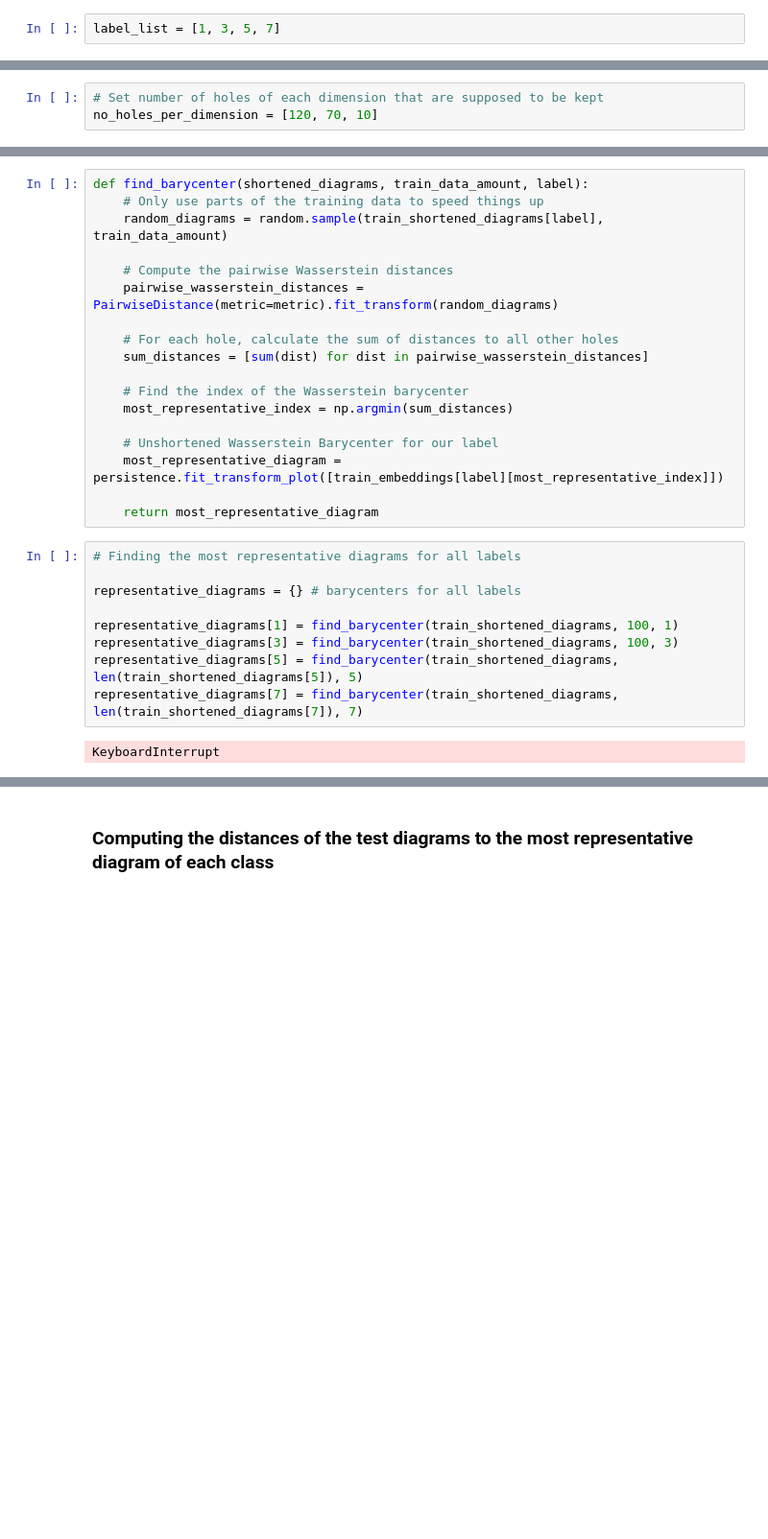
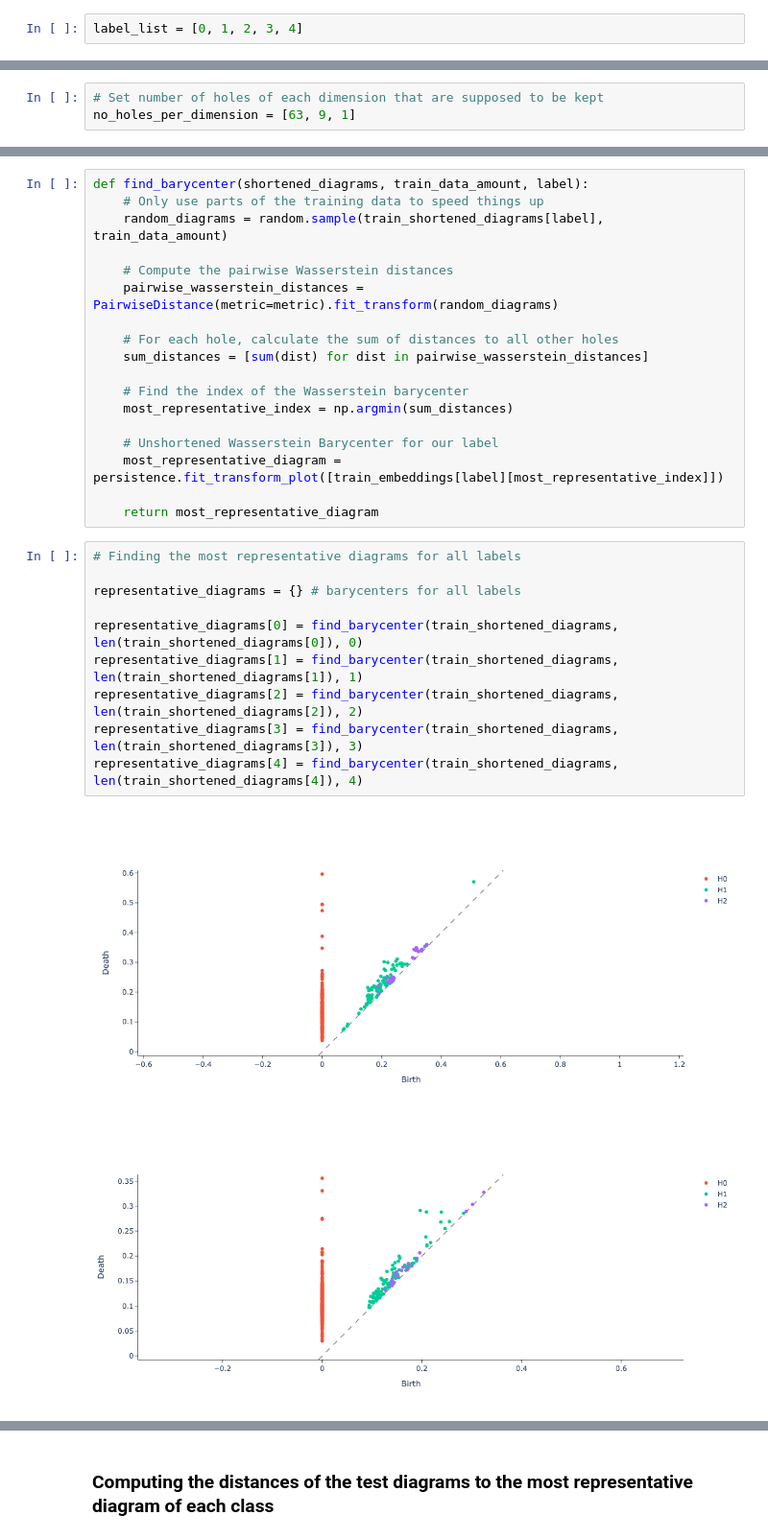
Before and after one commit to peppey/Topological-Data-Analysis-on-Brain-Data, a Jupyter notebook: Anesthesia_Data/Time_Series/Compute_Wasserstein_Distances.ipynb, the cells around one changed output, grey strips where cells are left out. Shown at 96% size. Cells and saved outputs as stored; diff of their text form; blank space fills up the shorter version.

```diff
--- a/Anesthesia_Data/Time_Series/Compute_Wasserstein_Distances.ipynb
+++ b/Anesthesia_Data/Time_Series/Compute_Wasserstein_Distances.ipynb
@@ -24,7 +24,7 @@ metric = "wasserstein"
 # %% [markdown]
 # Load Data
 # %%
-label_list = [1, 3, 5, 7]
+label_list = [0, 1, 2, 3, 4]
 # %%
 # Load persistence diagrams
 
@@ -53,7 +53,7 @@ for label in label_list:
 For the next analyses, we will need to compare persistence diagrams (pairwise). Giotto TDA needs all diagrams to have the same length for this (to have the same amount of holes). We will therefore cut off some "noise" (holes with low persistence) such that all persistence diagrams have the same length.
 # %%
 # Set number of holes of each dimension that are supposed to be kept
-no_holes_per_dimension = [120, 70, 10]
+no_holes_per_dimension = [63, 9, 1]
 # %%
 def cut_diagrams(persistence_diagrams, no_holes_per_dimension):
     """    Cuts diagrams to the dimensions no_holes_per_dimension and removes diagrams smaller than that.
@@ -170,11 +152,13 @@ def find_barycenter(shortened_diagrams, train_data_amount, label):
 # %%
 # Finding the most representative diagrams for all labels
 
 representative_diagrams = {} # barycenters for all labels
 
-representative_diagrams[1] = find_barycenter(train_shortened_diagrams, 100, 1)
-representative_diagrams[3] = find_barycenter(train_shortened_diagrams, 100, 3)
-representative_diagrams[5] = find_barycenter(train_shortened_diagrams, len(train_shortened_diagrams[5]), 5)
-representative_diagrams[7] = find_barycenter(train_shortened_diagrams, len(train_shortened_diagrams[7]), 7)
+representative_diagrams[0] = find_barycenter(train_shortened_diagrams, len(train_shortened_diagrams[0]), 0)
+representative_diagrams[1] = find_barycenter(train_shortened_diagrams, len(train_shortened_diagrams[1]), 1)
+representative_diagrams[2] = find_barycenter(train_shortened_diagrams, len(train_shortened_diagrams[2]), 2)
+representative_diagrams[3] = find_barycenter(train_shortened_diagrams, len(train_shortened_diagrams[3]), 3)
+representative_diagrams[4] = find_barycenter(train_shortened_diagrams, len(train_shortened_diagrams[4]), 4)
 # %% [output]
-KeyboardInterrupt
+[figure, added]
+[figure, added]
```
Also changed, not shown: parts of 8 cells of this notebook, 7 other files.
